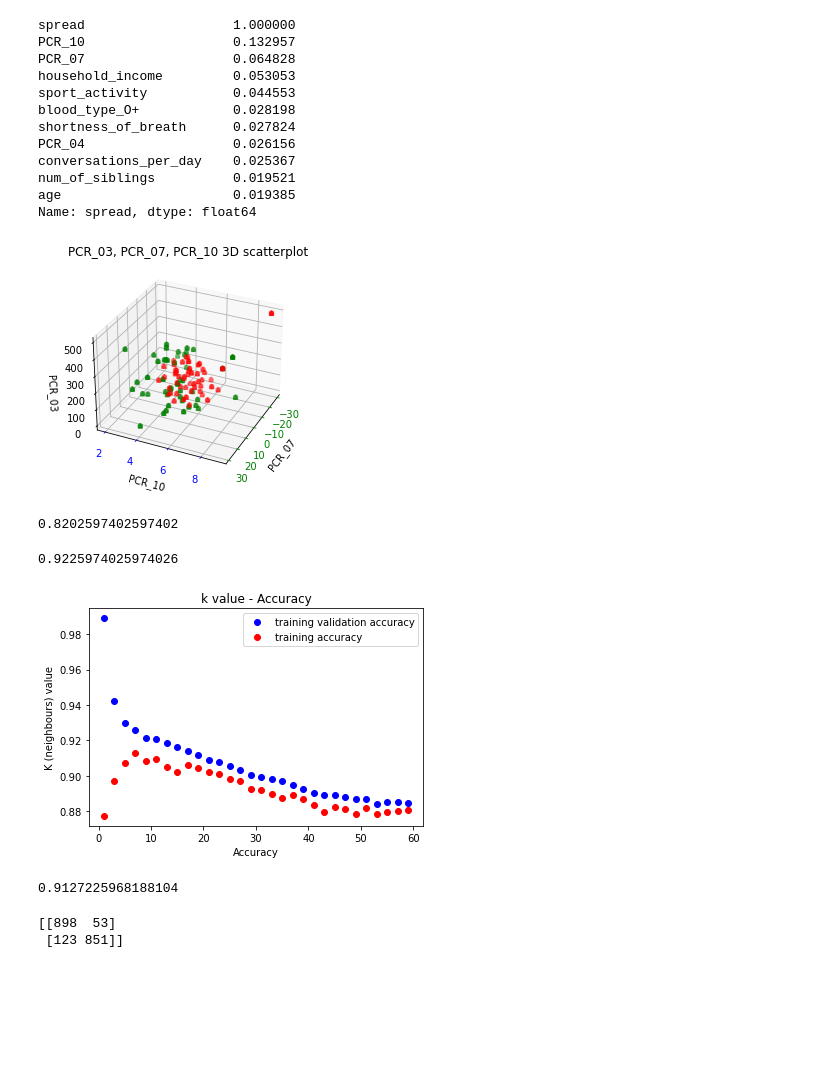
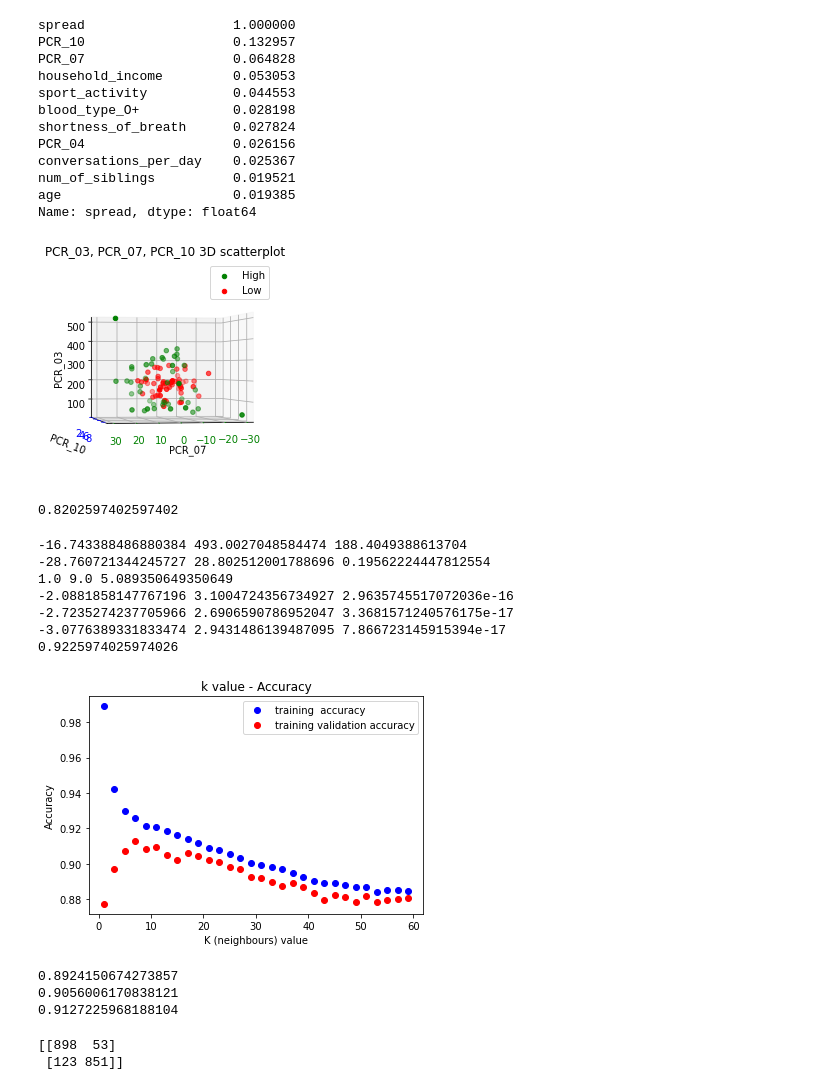
Before and after one commit to orrLani/ML2, a Jupyter notebook: plots.ipynb, the cells around one changed output. Saved outputs shown, nothing was run; the diff lists cells and outputs as text; code cells hidden in the pictures; blank space fills up the shorter version.

```diff
--- a/plots.ipynb
+++ b/plots.ipynb
@@ -35,14 +35,15 @@ df.pop('home_country')
 df.pop('postcode')
 df.pop('PCR_05')
 df.pop('is_army')
+
 # target
 df['spread'] = df['spread'].map(dict(High=1 , Low = -1))
 df['risk'] = df['risk'].map(dict(High=1 , Low = -1))
-df['covid'] = df['covid'].apply(convertToBinary)
-
+# df['covid'] = df['covid'].apply(convertToBinary)
+df['covid'] = df['covid']*2-1
 # rest fectures
 df['sex'] = df['sex'].replace(['F','M'],[-1,1])
 
 # normolize data
 df_normolize = prepare.normalize_data(df.copy())
-display(df)
+# display(df)
@@ -104,46 +91,48 @@ Name: spread, dtype: float64
 # %%
 def Q3(df):
     fig = plt.figure()
     ax = fig.add_subplot(projection='3d')
 
     n = 100
     ax.tick_params(axis='x', colors='green')
     ax.tick_params(axis='y', colors='blue')
     ax.tick_params(axis='z', colors='black')
     # For each set of style and range settings, plot n random points in the box
     # defined by x in [23, 32], y in [0, 100], z in [zlow, zhigh].
     samples = df.sample(n= n )
-    for m, zlow, zhigh in [('o', -50, -25), ('^', -30, -5)]:
-        if (samples['spread'].dtypes == np.int64 ):
-            samples1 = samples[samples['spread'] == 1]
-            samples2 = samples[samples['spread'] == -1]
-        else:
-            samples1 = samples[samples['spread'] == 'High']
-            samples2 = samples[samples['spread'] == 'Low']
-        pcr03 = samples1['PCR_03'].values
-        pcr07 = samples1['PCR_07'].values
-        pcr10 = samples1['PCR_10'].values
-        ax.scatter(pcr07, pcr10, pcr03, marker=m, c= 'green')
-        pcr03 = samples2['PCR_03'].values
-        pcr07 = samples2['PCR_07'].values
-        pcr10 = samples2['PCR_10'].values
-        ax.scatter(pcr07, pcr10, pcr03, marker=m, c='red')
+# for m, zlow, zhigh in [('o', -50, -25)]:
+    m='o'
+    if (samples['spread'].dtypes == np.int64 ):
+        samples1 = samples[samples['spread'] == 1]
+        samples2 = samples[samples['spread'] == -1]
+    else:
+        samples1 = samples[samples['spread'] == 'High']
+        samples2 = samples[samples['spread'] == 'Low']
 
+    pcr03 = samples1['PCR_03'].values
+    pcr07 = samples1['PCR_07'].values
+    pcr10 = samples1['PCR_10'].values
+    ax.scatter(pcr07, pcr10, pcr03, marker='o', c= 'green',label='High')
+    pcr03 = samples2['PCR_03'].values
+    pcr07 = samples2['PCR_07'].values
+    pcr10 = samples2['PCR_10'].values
+    ax.scatter(pcr07, pcr10, pcr03, marker='o', c='red',label='Low')
     ax.set_zlabel('PCR_03')
     ax.set_ylabel('PCR_10')
     ax.set_xlabel('PCR_07')
     ax.set_title('PCR_03, PCR_07, PCR_10 3D scatterplot')
-    ax.view_init(30, 25)
+    ax.view_init(0, 80)
     # plt.xlabel('PCR_03')
     # plt.ylabel('PCR_10')
     # plt.zlabel('PCR_07')
-    # plt.legend([samples1, samples2], ['High','Low'])
+    ax.legend()
+    # plt.legend()
     plt.savefig('PCR_03_PCR_07_PCR_10_3D_scatterplot.png')
     plt.show()
 
 Q3(df)
 # %% [output]
-[figure, old version]
+[figure, new version]
 # %%
 def Q4(df):
     #dry
@@ -168,9 +157,16 @@ def normalize(df,row,process):
     df[row] = process.fit_transform(temp)
     return df
 def Q7(df):
+    plt.show()
+    print(df['PCR_03'].min(),df['PCR_03'].max(),df['PCR_03'].mean())
+    print(df['PCR_07'].min(),df['PCR_07'].max(),df['PCR_07'].mean())
+    print(df['PCR_10'].min(),df['PCR_10'].max(),df['PCR_10'].mean())
     df = normalize(df=df,row='PCR_03',process=preprocessing.StandardScaler())
     df = normalize(df=df,row='PCR_07',process=preprocessing.StandardScaler())
     df = normalize(df=df,row= 'PCR_10',process=preprocessing.StandardScaler())
+    print(df['PCR_03'].min(),df['PCR_03'].max(),df['PCR_03'].mean())
+    print(df['PCR_07'].min(),df['PCR_07'].max(),df['PCR_07'].mean())
+    print(df['PCR_10'].min(),df['PCR_10'].max(),df['PCR_10'].mean())
     #df = normalize(df=df, row='PCR_10', process=preprocessing.StandardScaler())
     my_knn = KNN.kNN(n_neighbors=11)
     # print the knn score
@@ -178,6 +174,12 @@ def Q7(df):
     print(my_knn.score(my_knn.data, my_knn.targets))
 Q7(df)
 # %% [output]
+-16.743388486880384 493.0027048584474 188.4049388613704
+-28.760721344245727 28.802512001788696 0.19562224447812554
+1.0 9.0 5.089350649350649
+-2.0881858147767196 3.1004724356734927 2.9635745517072036e-16
+-2.7235274237705966 2.6906590786952047 3.3681571240576175e-17
+-3.0776389331833474 2.9431486139487095 7.866723145915394e-17
 0.9225974025974026
 # %%
 def Q8(df):
@@ -195,18 +197,23 @@ def Q9(df):
         cv=8)
     train_mean = train_scores.mean(axis=1)
     valid_mean = valid_scores.mean(axis=1)
-    plt.plot(k,train_mean,'bo', label="training validation accuracy")
-    plt.plot(k, valid_mean, 'ro',label="training accuracy")
-    plt.xlabel('Accuracy')
-    plt.ylabel('K (neighbours) value')
+    plt.plot(k,train_mean,'bo', label="training  accuracy")
+    plt.plot(k, valid_mean, 'ro',label="training validation accuracy")
+    plt.ylabel('Accuracy')
+    plt.xlabel('K (neighbours) value')
     plt.title("k value - Accuracy")
     plt.legend(loc='best')
+    plt.savefig('k-value-Accuracy.png')
     plt.show()
     k = valid_mean.max()
+    print(valid_mean.mean())
+    print(train_mean.mean())
     print(k)
 Q9(df_normolize)
 # %% [output]
-[figure, old version]
+[figure, new version]
+0.8924150674273857
+0.9056006170838121
 0.9127225968188104
 # %%
 from sklearn.metrics import confusion_matrix
```
Also changed, not shown: parts of 10 cells of this notebook, 4 other files.
